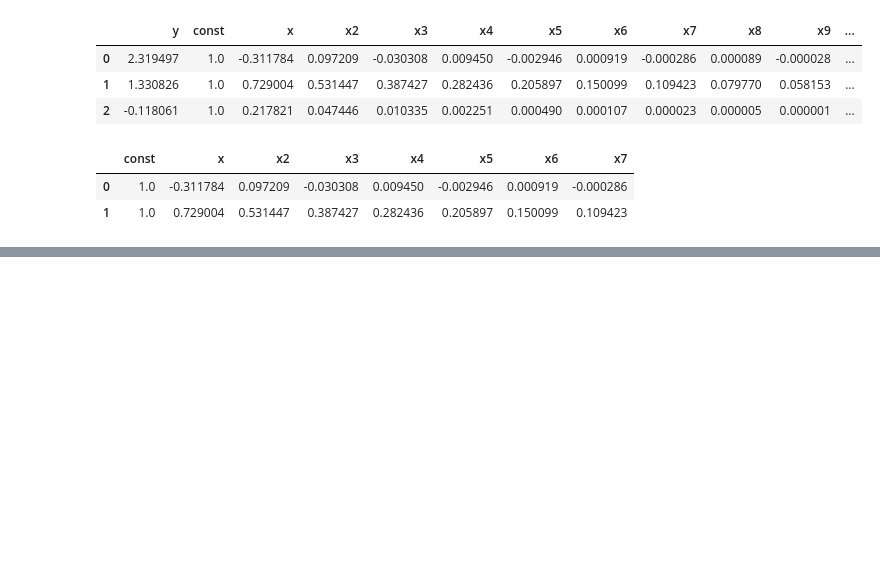
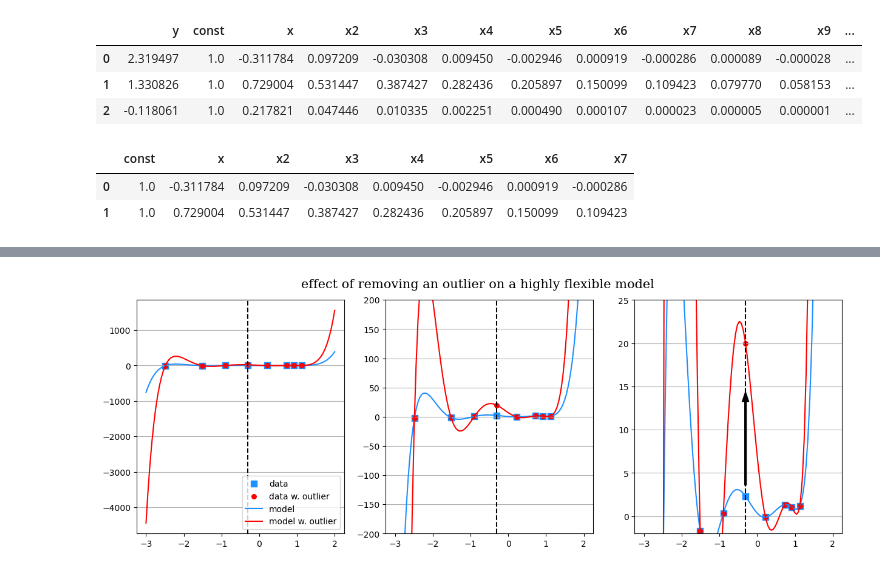
Before and after one commit to HNoorazar/Ag_Others, a Jupyter notebook: educational/Overfit.ipynb, the cells around one changed output, grey strips where cells are left out. Saved outputs shown, nothing was run; the diff lists cells and outputs as text; code cells hidden in the pictures; blank space fills up the shorter version.

```diff
--- a/educational/Overfit.ipynb
+++ b/educational/Overfit.ipynb
@@ -12,6 +12,8 @@ import statsmodels.api as sm
 
 import matplotlib
 import matplotlib.pyplot as plt
+# %%
+outdir = "/Users/hn/Documents/01_research_data/Other_people/Ehsan/"
 # %%
 random.seed(10)
 print(random.random())
@@ -184,0 +183,4 @@ test_error = 67.47322341713785
+# %%
+Y_train_outlier = Y_train.copy()
+Y_train_outlier[0] = 20
+Y_train_outlier
@@ -184,0 +197,54 @@ test_error = 67.47322341713785
+# %%
+model_outlier = sm.OLS(Y_train_outlier, X_train);
+model_result_outlier = model_outlier.fit();
+y_pred_outlier = model_result_outlier.predict(poly_df[list(X_train.columns)])
+# model_result_outlier.summary()
+# %%
+fig, axes = plt.subplots(1, 3, figsize=(15, 5), sharey=False)
+(ax0, ax1, ax2) = axes
+ax0.grid(axis="y", which="both"); ax1.grid(axis="y", which="both"); ax2.grid(axis="y", which="both")
+
+ax0.scatter(train_df["x"], train_df["y"], color="dodgerblue", label = "data", s=50, marker='s');
+ax0.scatter(train_df["x"], Y_train_outlier, color="red", label = "data w. outlier", s=30);
+ax0.plot(poly_df["x"], poly_df["y_pred"], color="dodgerblue", label="model");
+ax0.plot(poly_df["x"], y_pred_outlier, color="red", label="model w. outlier");
+ax0.legend(loc="best");
+ax0.axvline(x=X_train['x'][0], color='k', linestyle='--')
+##################################
+##################################
+##################################
+ax1.scatter(train_df["x"], train_df["y"], color="dodgerblue", label = "data", s=50, marker='s');
+ax1.scatter(train_df["x"], Y_train_outlier, color="red", label = "data w. outlier", s=30);
+ax1.plot(poly_df["x"], poly_df["y_pred"], color="dodgerblue", label="model");
+ax1.plot(poly_df["x"], y_pred_outlier, color="red", label="model w. outlier");
+ax1.legend(loc="best");
+ax1.axvline(x=X_train['x'][0], color='k', linestyle='--')
+ax1.set_ylim(-200, 200);
+legend = ax1.get_legend()
+if legend is not None:
+    legend.remove()
+##################################
+##################################
+##################################
+ax2.scatter(train_df["x"], train_df["y"], color="dodgerblue", label = "data", s=50, marker='s');
+ax2.scatter(train_df["x"], Y_train_outlier, color="red", label = "data w. outlier", s=30);
+ax2.plot(poly_df["x"], poly_df["y_pred"], color="dodgerblue", label="model");
+ax2.plot(poly_df["x"], y_pred_outlier, color="red", label="model w. outlier");
+ax2.axvline(x=X_train['x'][0], color='k', linestyle='--', label='My Vertical Line')
+ax2.set_ylim(-2, 25);
+# Add arrow to the vertical line
+ax2.annotate('',                    # No text
+             xy=(X_train['x'][0], 15),    # Arrow head
+             xytext=(X_train['x'][0], 3), # Arrow tail
+             arrowprops=dict(facecolor='k', shrink=0.05, width=2, headwidth=8))
+
+legend = ax2.get_legend()
+if legend is not None:
+    legend.remove()
+
+fig.suptitle(f"effect of removing an outlier on a highly flexible model", y=0.95,
+             fontdict={"family": "serif"}, fontsize=15)
+file_name = outdir + f"degree7PolyModelRemoveOutlier.png"
+plt.savefig(file_name, bbox_inches="tight", dpi=300)
+# %% [output]
+[figure, added]
```
Also changed, not shown: parts of 20 cells of this notebook, 1 other file.
